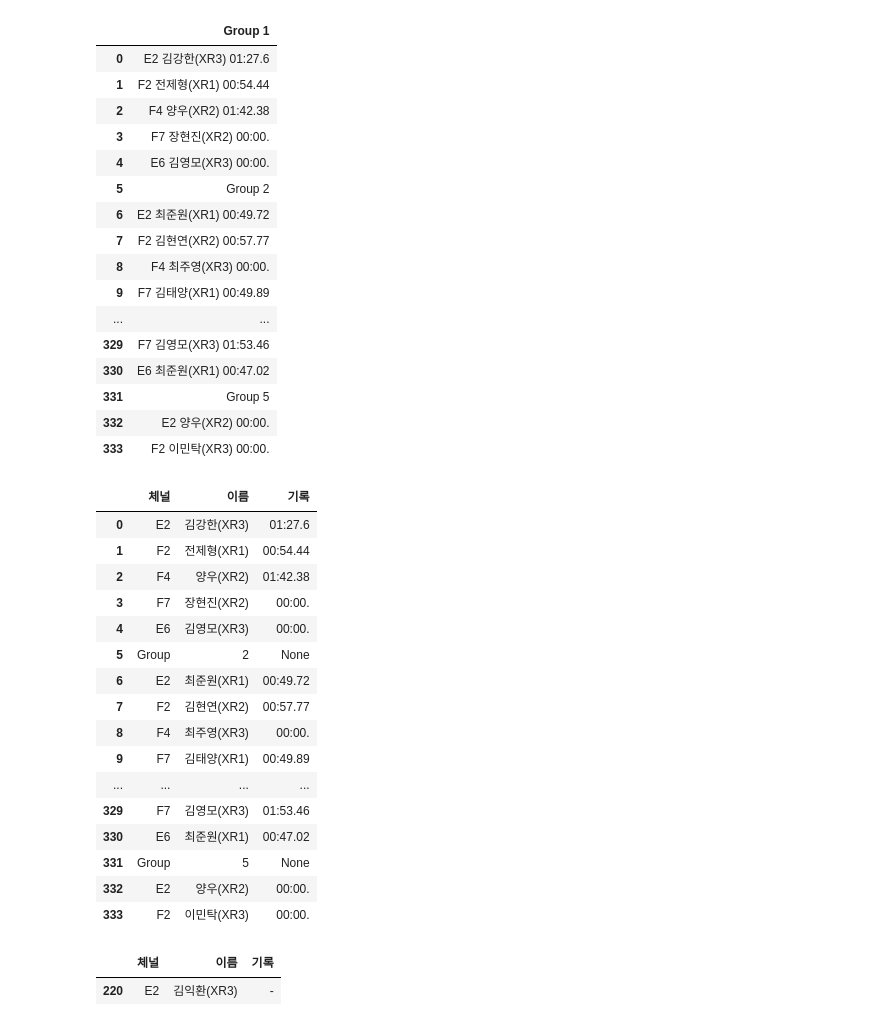
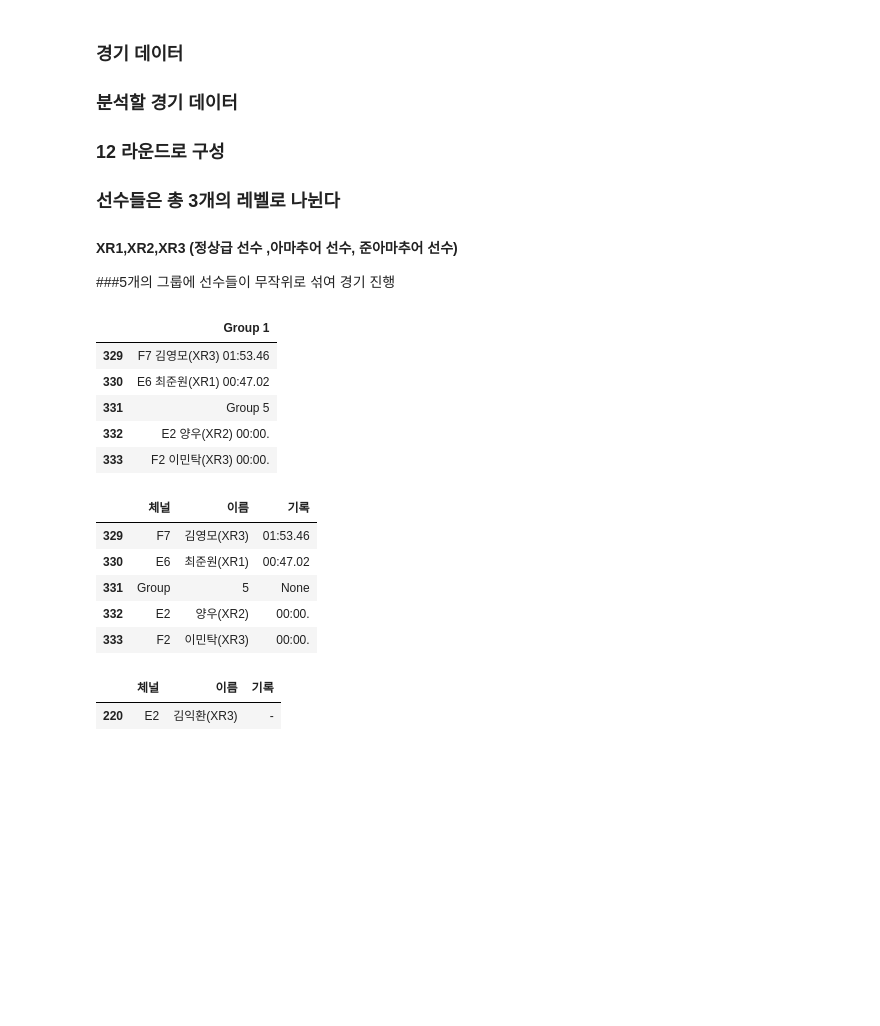
Before and after one commit to micro94/FPV_RACE_RECORD, a Jupyter notebook: XR1-round2(1).ipynb, the cells around one changed output. Drawn from its saved outputs; the diff is of its cells as text; code cells hidden in the pictures; blank space fills up the shorter version.

```diff
--- a/XR1-round2(1).ipynb
+++ b/XR1-round2(1).ipynb
@@ -17,47 +18,28 @@ plt.rcParams['axes.unicode_minus'] = False
 XR1 = pd.read_csv("1.csv",encoding='utf-8')
-# %%
-#경기 데이터
-##분석할 경기 데이터
-### 12 라운드로 구성
-### 선수들은 총 3개의 레벨로 나뉜다
-#### XR1 :
-### 5개의 그룹에 선수들이 무작위로 섞여 경기 진행
-XR1
-# %% [output]
-|  | Group 1 |
-| 0 | E2 김강한(XR3) 01:27.6 |
-| 1 | F2 전제형(XR1) 00:54.44 |
-| 2 | F4 양우(XR2) 01:42.38 |
-| 3 | F7 장현진(XR2) 00:00. |
-| 4 | E6 김영모(XR3) 00:00. |
-| 5 | Group 2 |
-| 6 | E2 최준원(XR1) 00:49.72 |
-| 7 | F2 김현연(XR2) 00:57.77 |
-| 8 | F4 최주영(XR3) 00:00. |
-| 9 | F7 김태양(XR1) 00:49.89 |
-| ... | ... |
-| 329 | F7 김영모(XR3) 01:53.46 |
-| 330 | E6 최준원(XR1) 00:47.02 |
-| 331 | Group 5 |
-| 332 | E2 양우(XR2) 00:00. |
-| 333 | F2 이민탁(XR3) 00:00. |
+# %% [markdown]
+### 경기 데이터
+### 분석할 경기 데이터
+### 12 라운드로 구성
+### 선수들은 총 3개의 레벨로 나뉜다
+#### XR1,XR2,XR3 (정상급 선수 ,아마추어 선수, 준아마추어 선수)
+###5개의 그룹에 선수들이 무작위로 섞여 경기 진행
+# %%
+XR1.tail()
+# %% [output]
+|  | Group 1 |
+| 329 | F7 김영모(XR3) 01:53.46 |
+| 330 | E6 최준원(XR1) 00:47.02 |
+| 331 | Group 5 |
+| 332 | E2 양우(XR2) 00:00. |
+| 333 | F2 이민탁(XR3) 00:00. |
 # %%
+# 한 개의 컬럼으로 뭉쳐있는 데이터들을 "체널","이름","기록"으로 분류 하기
+
 XR1 =XR1["Group 1"].str.split(' ',expand=True)
 XR1.columns= ["체널","이름","기록"]
-XR1
+XR1.tail()
 # %% [output]
 |  | 체널 | 이름 | 기록 |
-| 0 | E2 | 김강한(XR3) | 01:27.6 |
-| 1 | F2 | 전제형(XR1) | 00:54.44 |
-| 2 | F4 | 양우(XR2) | 01:42.38 |
-| 3 | F7 | 장현진(XR2) | 00:00. |
-| 4 | E6 | 김영모(XR3) | 00:00. |
-| 5 | Group | 2 | None |
-| 6 | E2 | 최준원(XR1) | 00:49.72 |
-| 7 | F2 | 김현연(XR2) | 00:57.77 |
-| 8 | F4 | 최주영(XR3) | 00:00. |
-| 9 | F7 | 김태양(XR1) | 00:49.89 |
-| ... | ... | ... | ... |
 | 329 | F7 | 김영모(XR3) | 01:53.46 |
 | 330 | E6 | 최준원(XR1) | 00:47.02 |
 | 331 | Group | 5 | None |
```
Also changed, not shown: parts of 5 cells of this notebook.
